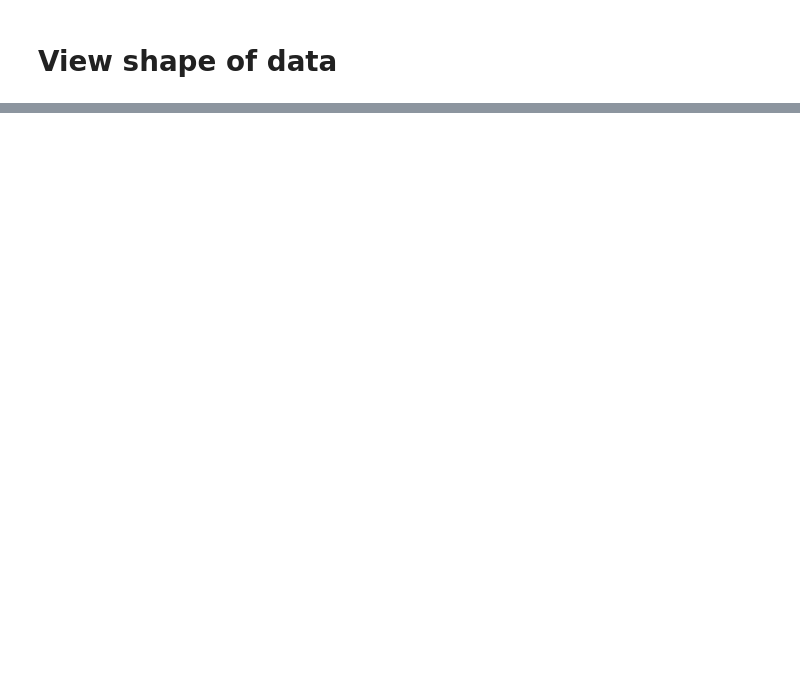
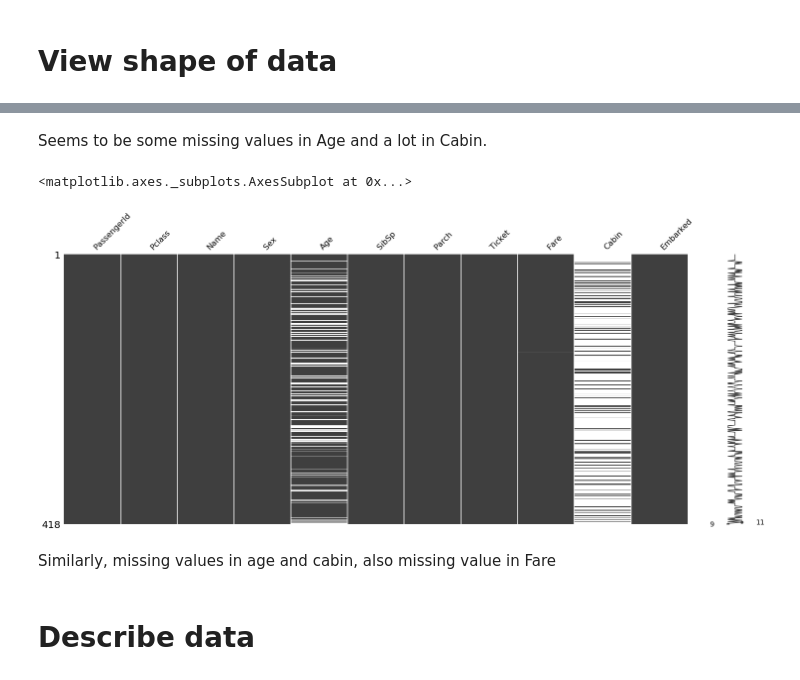
Before and after one commit to vtian72/titanic, a Jupyter notebook: titanic.ipynb, the cells around one changed output, grey strips where cells are left out. Saved outputs shown, nothing was run; the diff lists cells and outputs as text; code cells hidden in the pictures; blank space fills up the shorter version.

```diff
--- a/titanic.ipynb
+++ b/titanic.ipynb
@@ -13,3 +15,6 @@ titanic.head()
 | 2 | 3 | 1 | 3 | Heikkinen, Miss. Laina | female | 26.0 | 0 | 0 | STON/O2. 3101282 | 7.9250 | ... |
 | 3 | 4 | 1 | 1 | Futrelle, Mrs. Jacques Heath (Lil... | female | 35.0 | 1 | 0 | 113803 | 53.1000 | ... |
 | 4 | 5 | 0 | 3 | Allen, Mr. William Henry | male | 35.0 | 0 | 0 | 373450 | 8.0500 | ... |
+# %%
+test = pd.read_csv('test.csv')
+test.head()
@@ -56,0 +45,11 @@ titanic.drop('PassengerId', axis = 1, inplace = True)
+# %% [markdown]
+Seems to be some missing values in Age and a lot in Cabin.
+# %%
+msno.matrix(test)
+# %% [output]
+<matplotlib.axes._subplots.AxesSubplot at 0x...>
+[figure, added]
+# %% [markdown]
+Similarly, missing values in age and cabin, also missing value in Fare
+# %% [markdown]
+# Describe data
```
Also changed, not shown: parts of 77 cells of this notebook.
